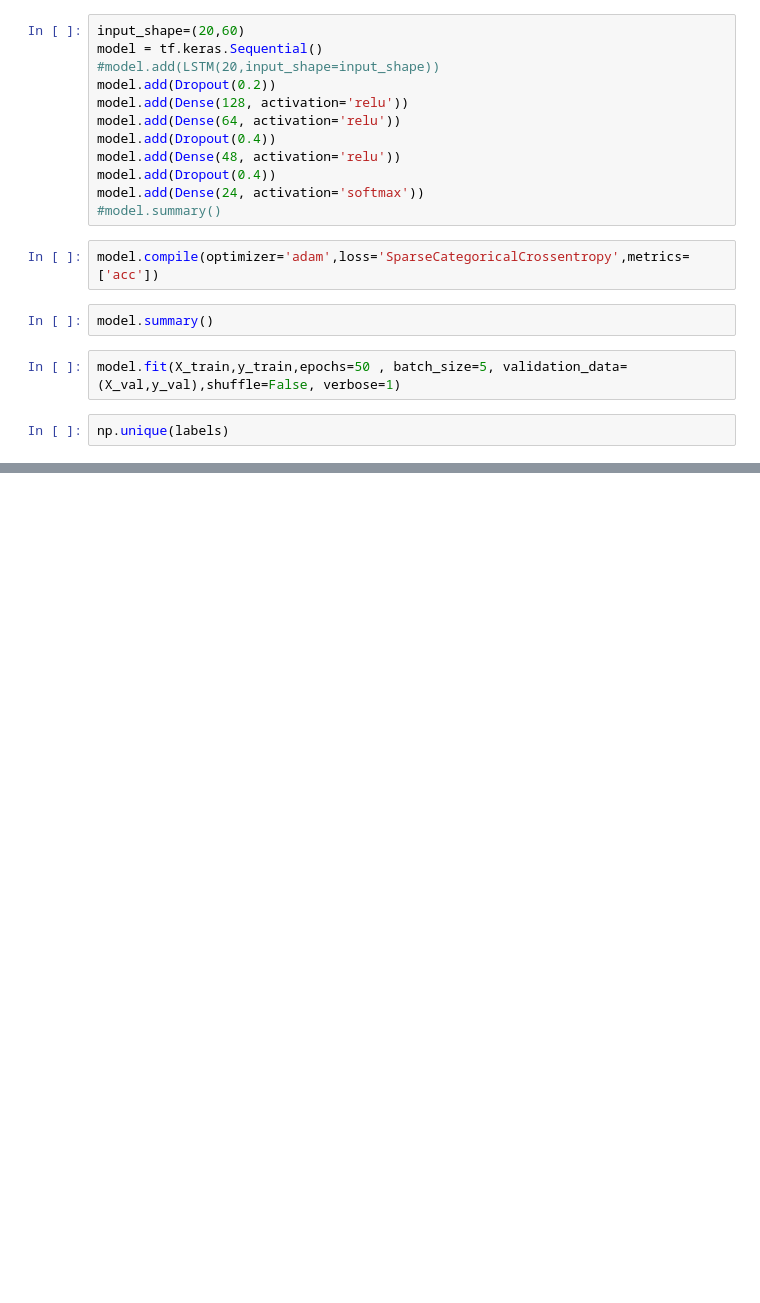
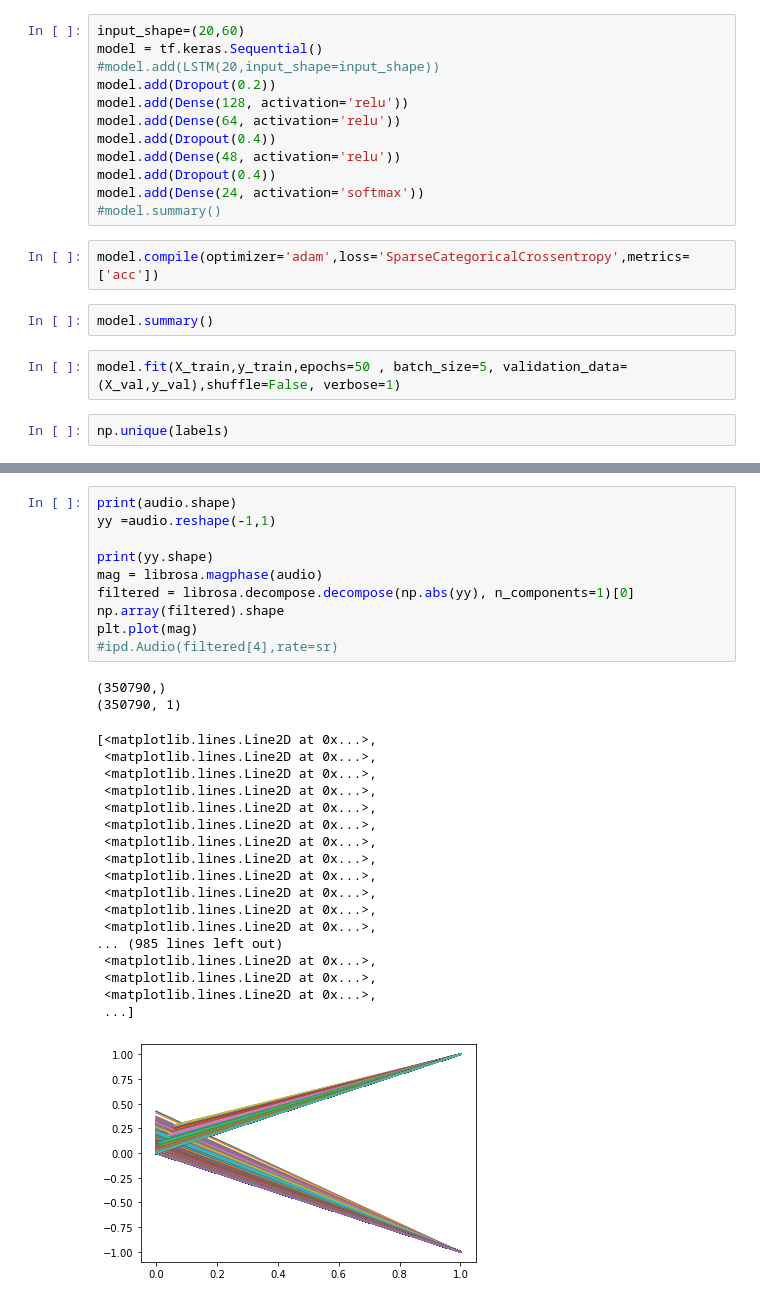
Before and after one commit to Majkil/Artefact, a Jupyter notebook: Model Training.ipynb, the cells around one changed output, grey strips where cells are left out. Cells and saved outputs as stored; diff of their text form; blank space fills up the shorter version.

```diff
--- a/Model Training.ipynb
+++ b/Model Training.ipynb
@@ -348,0 +458,31 @@ raw_audio.shape
+# %%
+print(audio.shape)
+yy =audio.reshape(-1,1)
+
+print(yy.shape)
+mag = librosa.magphase(audio)
+filtered = librosa.decompose.decompose(np.abs(yy), n_components=1)[0]
+np.array(filtered).shape
+plt.plot(mag)
+#ipd.Audio(filtered[4],rate=sr)
+# %% [output]
+(350790,)
+(350790, 1)
+[<matplotlib.lines.Line2D at 0x...>,
+ <matplotlib.lines.Line2D at 0x...>,
+ <matplotlib.lines.Line2D at 0x...>,
+ <matplotlib.lines.Line2D at 0x...>,
+ <matplotlib.lines.Line2D at 0x...>,
+ <matplotlib.lines.Line2D at 0x...>,
+ <matplotlib.lines.Line2D at 0x...>,
+ <matplotlib.lines.Line2D at 0x...>,
+ <matplotlib.lines.Line2D at 0x...>,
+ <matplotlib.lines.Line2D at 0x...>,
+ <matplotlib.lines.Line2D at 0x...>,
+ <matplotlib.lines.Line2D at 0x...>,
+... (985 lines left out)
+ <matplotlib.lines.Line2D at 0x...>,
+ <matplotlib.lines.Line2D at 0x...>,
+ <matplotlib.lines.Line2D at 0x...>,
+ ...]
+[figure, added]
```
Also changed, not shown: parts of 27 cells of this notebook, 20 other files.
